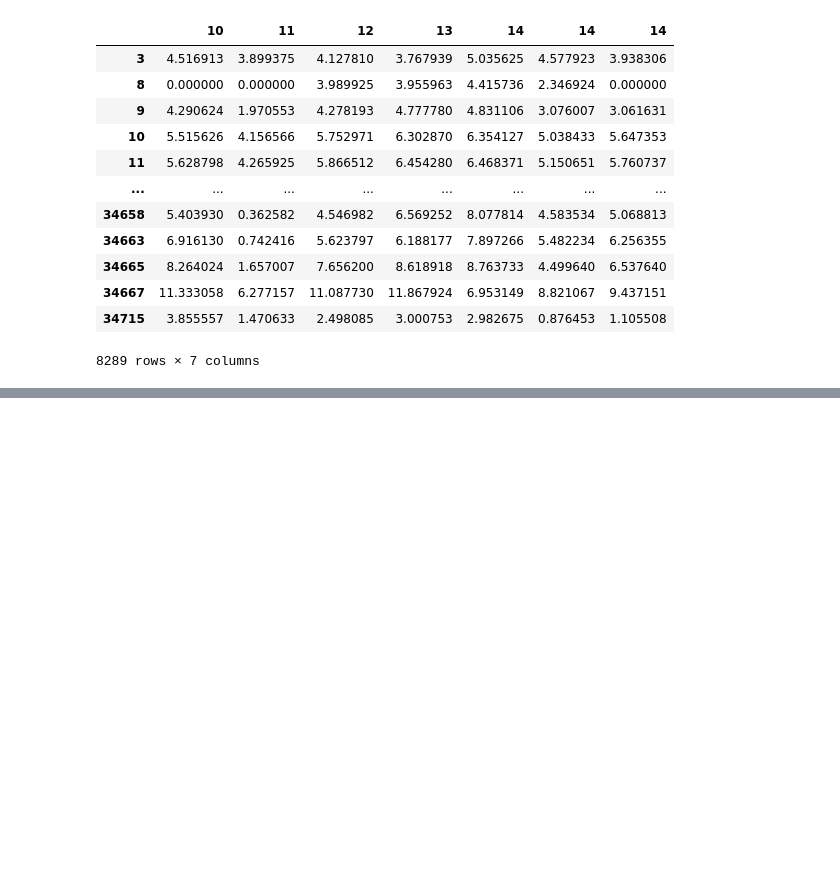
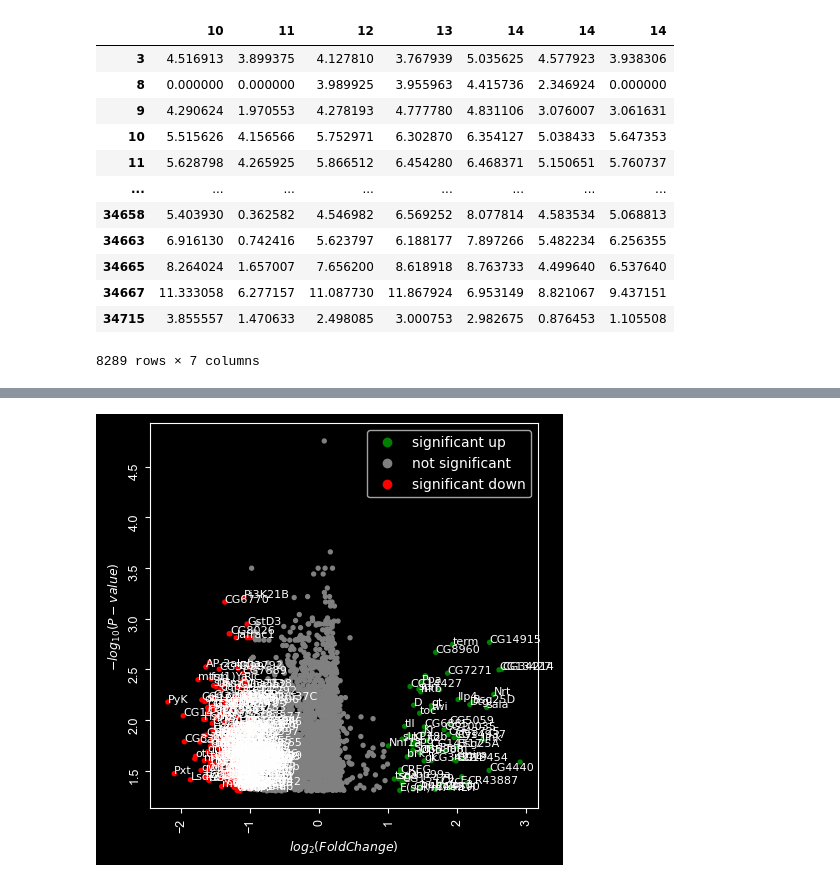
Before and after one commit to Andymao1998/qbb2021-answers, a Jupyter notebook: week9_hw/Week9_HW.ipynb, the cells around one changed output, grey strips where cells are left out. Cells and saved outputs as stored; diff of their text form; code cells hidden in the pictures; blank space fills up the shorter version.

```diff
--- a/week9_hw/Week9_HW.ipynb
+++ b/week9_hw/Week9_HW.ipynb
@@ -345,0 +367,5 @@ gene_F
+# %%
+visuz.gene_exp.volcano(df=gene_list_all, lfc='slope', pv='Corrected_P', show = True, theme = "dark",
+                       geneid="gene_name", genenames = 'deg',  plotlegend=True, legendpos='upper right')
+# %% [output]
+[figure, added]
```
Also changed, not shown: parts of 15 cells of this notebook.
